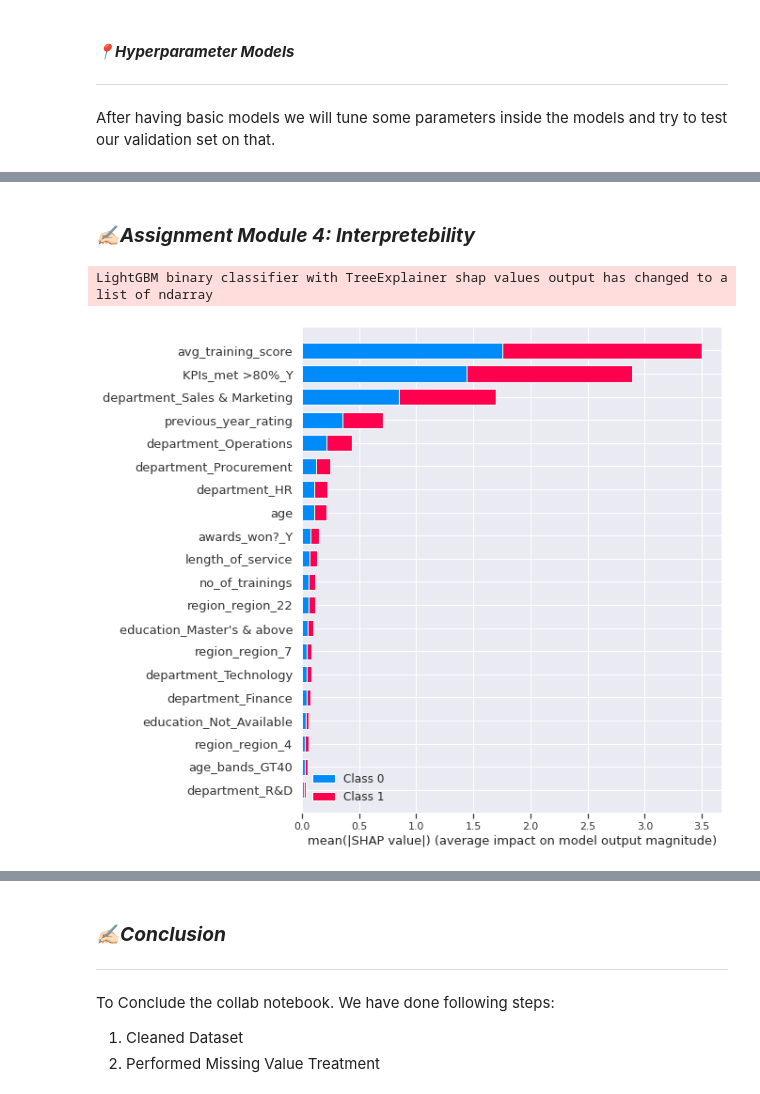
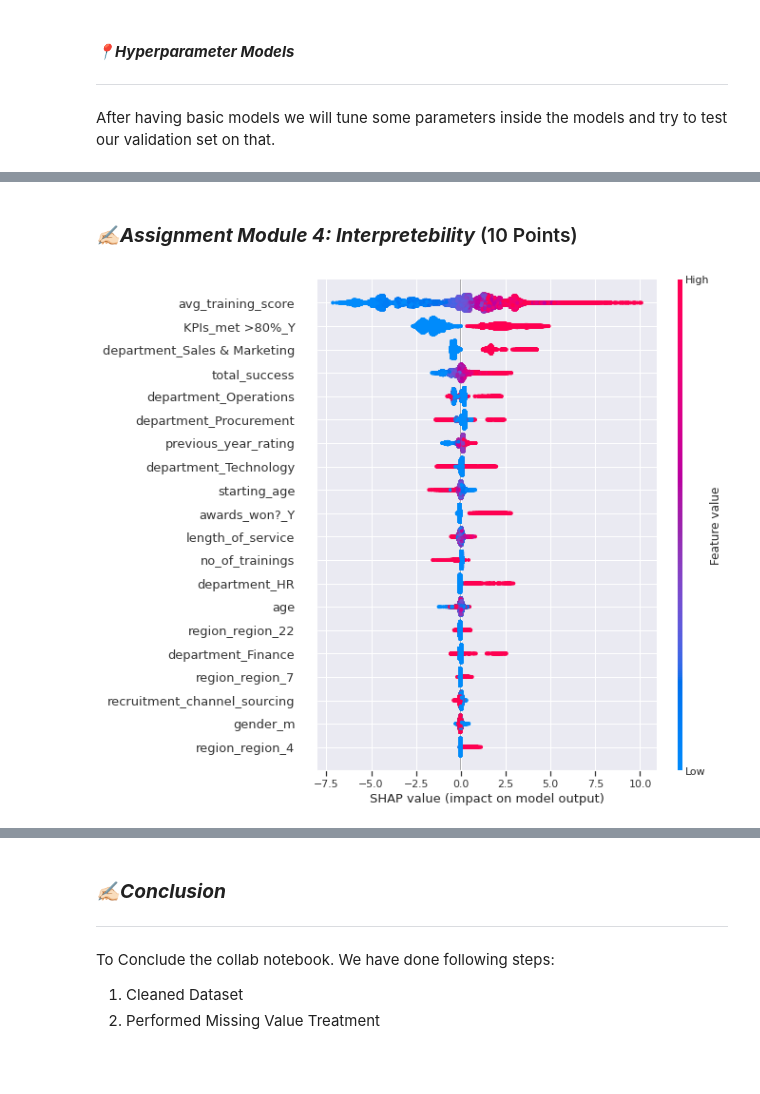
Before and after one commit to shahparth0007/Google_Collab_Files, a Jupyter notebook: HRAnalytics_Assignment3.ipynb, the cells around one changed output, grey strips where cells are left out. Cells and saved outputs as stored; diff of their text form; code cells hidden in the pictures; blank space fills up the shorter version.

```diff
--- a/HRAnalytics_Assignment3.ipynb
+++ b/HRAnalytics_Assignment3.ipynb
@@ -779,0 +917,4 @@ results['LightGBM_Hyperparameter'] = f1_score(raw_data_train_response, b, averag
+# %%
+LGBM_model.fit(features_final_train[list(important_variable)],raw_data_train_response)
+b = LGBM_model.predict(features_final_train[list(important_variable)])
+results['LightGBM_Hyperparameter_selectecd_variables'] = f1_score(raw_data_train_response, b, average='macro')
@@ -779,0 +925,6 @@ results['LightGBM_Hyperparameter'] = f1_score(raw_data_train_response, b, averag
+# %%
+CATBoost_model = CatBoostClassifier(learning_rate=0.15,silent=True,n_estimators=494,subsample=0.085, max_depth=5,scale_pos_weight=2.5)
+# %%
+CATBoost_model.fit(features_final_train,raw_data_train_response)
+b = CATBoost_model.predict(features_final_train)
+results['CATBoost_Hyperparameter'] = f1_score(raw_data_train_response, b, average='macro')
@@ -792,2 +959,2 @@ display(results_dataframe)
 # %% [markdown]
-### ***✍🏻Assignment Module 4: Interpretebility***
+### ***✍🏻Assignment Module 4: Interpretebility*** (10 Points)
@@ -797,8 +961,7 @@ explainer = shap.TreeExplainer(my_model)
 # %%
-explainer = shap.TreeExplainer(LGBM_model)
+explainer = shap.TreeExplainer(CATBoost_model)
 # %%
-shap_values = explainer.shap_values(X=X_train_scale.head(800))
+shap_values = explainer.shap_values(X = X_train_scale)
 shap.summary_plot(shap_values, X_train_scale)
 # %% [output]
-LightGBM binary classifier with TreeExplainer shap values output has changed to a list of ndarray
-[figure, old version]
+[figure, new version]
```
Also changed, not shown: parts of 53 cells of this notebook.
